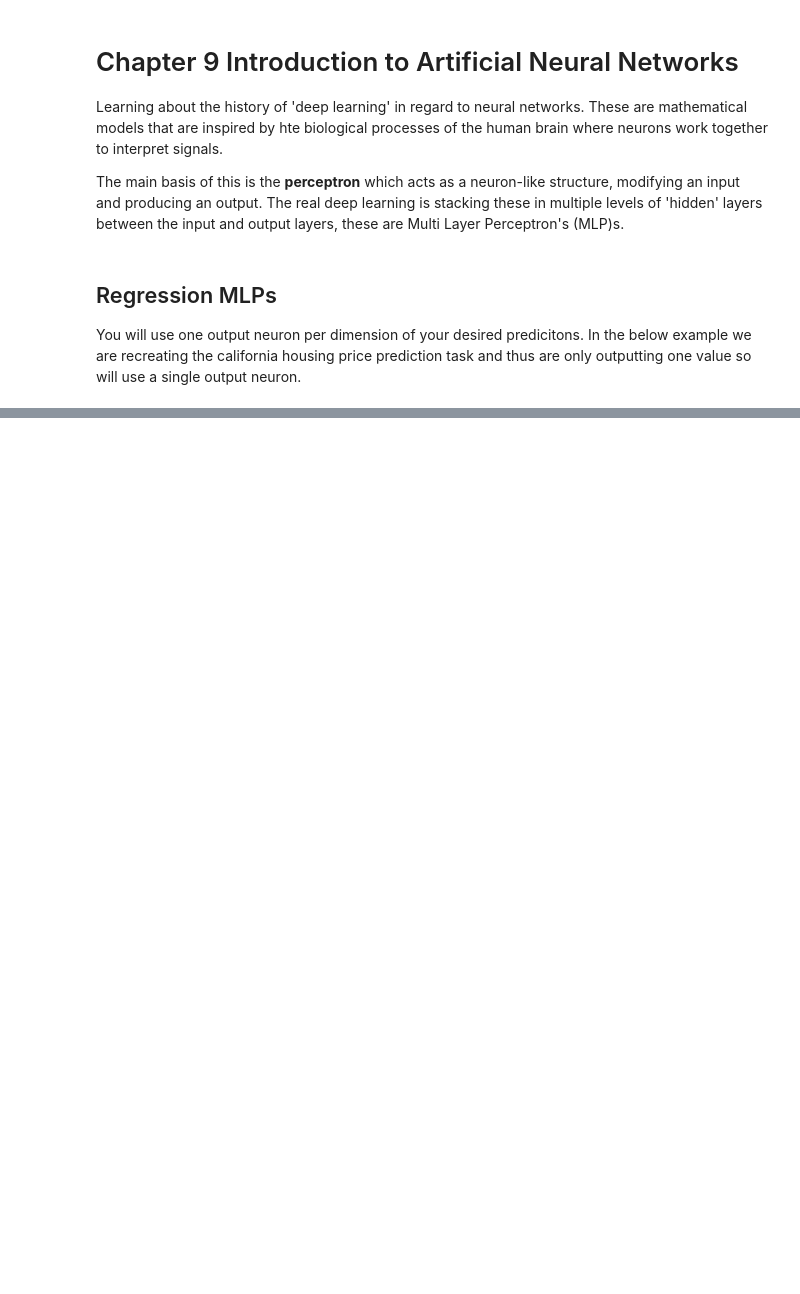
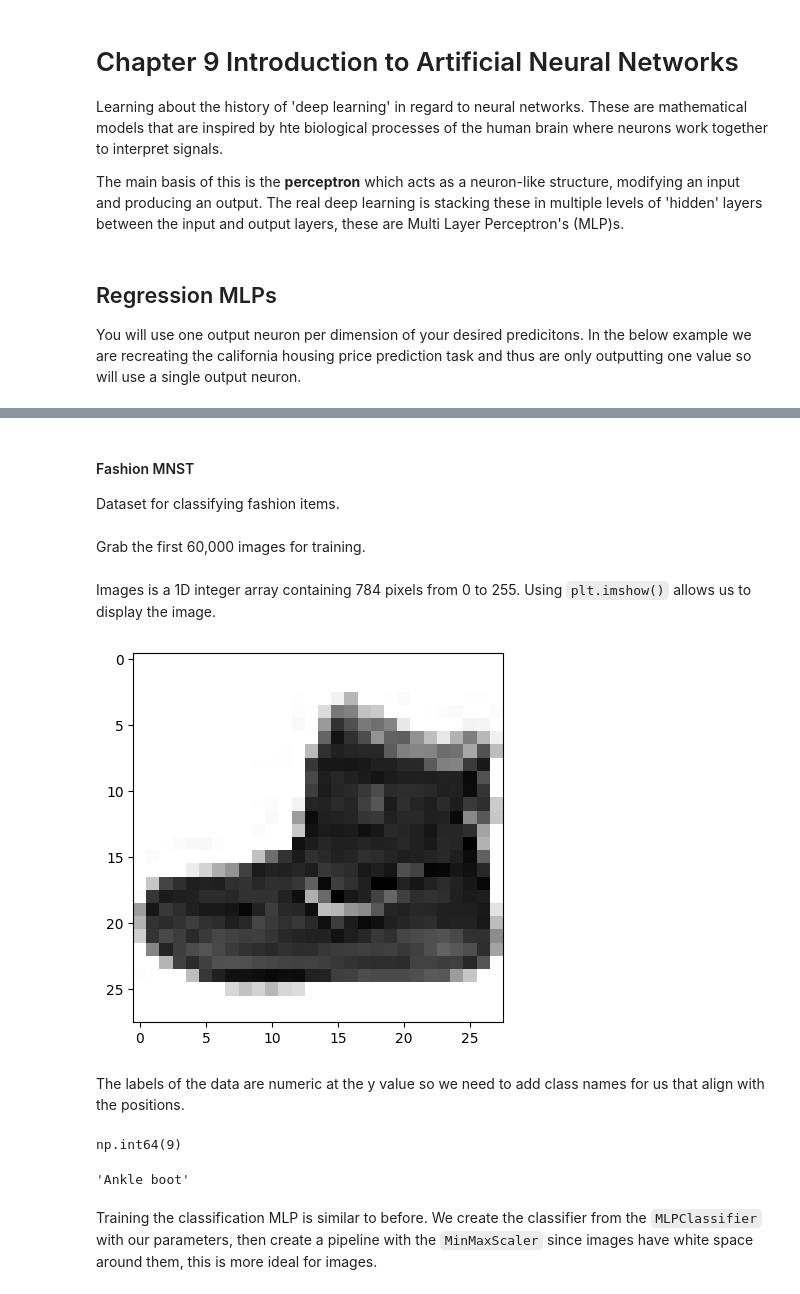
Before and after one commit to Sean-Michael/hands-on-ml-notes, a Jupyter notebook: Part-II-Neural-Networks-And-Deep-Learning/NOTES.ipynb, the cells around one changed output, grey strips where cells are left out. Cells and saved outputs as stored; diff of their text form; code cells hidden in the pictures; blank space fills up the shorter version.

```diff
--- a/Part-II-Neural-Networks-And-Deep-Learning/NOTES.ipynb
+++ b/Part-II-Neural-Networks-And-Deep-Learning/NOTES.ipynb
@@ -24,0 +173,30 @@ HTTPError: HTTP Error 403: Forbidden
+# %% [markdown]
+#### Fashion MNST
+
+Dataset for classifying fashion items.
+# %%
+from sklearn.datasets import fetch_openml
+
+fashion_mnist = fetch_openml(name="Fashion-MNIST", as_frame=False)
+targets = fashion_mnist.target.astype(int)
+# %% [markdown]
+Grab the first 60,000 images for training.
+# %%
+x_train, y_train = fashion_mnist.data[:60_000], targets[:60_000]
+x_test, y_test = fashion_mnist.data[60_000:], targets[60_000:]
+# %% [markdown]
+Images is a 1D integer array containing 784 pixels from 0 to 255. Using `plt.imshow()` allows us to display the image.
+# %%
+import matplotlib.pyplot as plt
+
+x_sample = x_train[0].reshape(28, 28)
+plt.imshow(x_sample, cmap="binary")
+plt.show()
+# %% [output]
+[figure, added]
+# %% [markdown]
+The labels of the data are numeric at the y value so we need to add class names for us that align with the positions.
+# %%
+y_train[0]
+# %% [output]
+np.int64(9)
@@ -24,0 +206,6 @@ HTTPError: HTTP Error 403: Forbidden
+# %%
+class_names[y_train[0]]
+# %% [output]
+'Ankle boot'
+# %% [markdown]
+Training the classification MLP is similar to before. We create the classifier from the `MLPClassifier` with our parameters, then create a pipeline with the `MinMaxScaler` since images have white space around them, this is more ideal for images.
```
Also changed, not shown: parts of 20 cells of this notebook.
